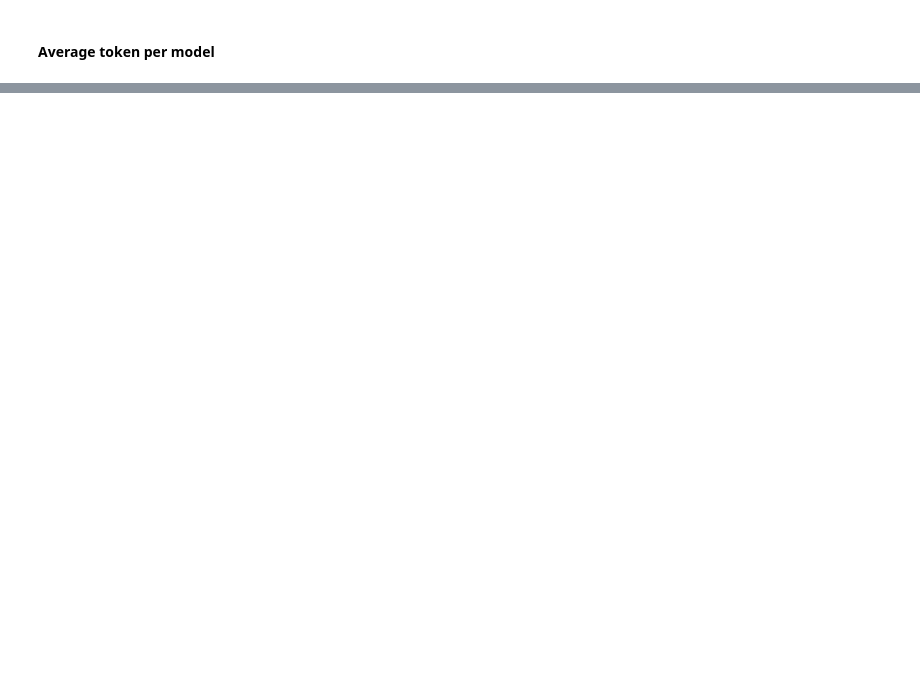
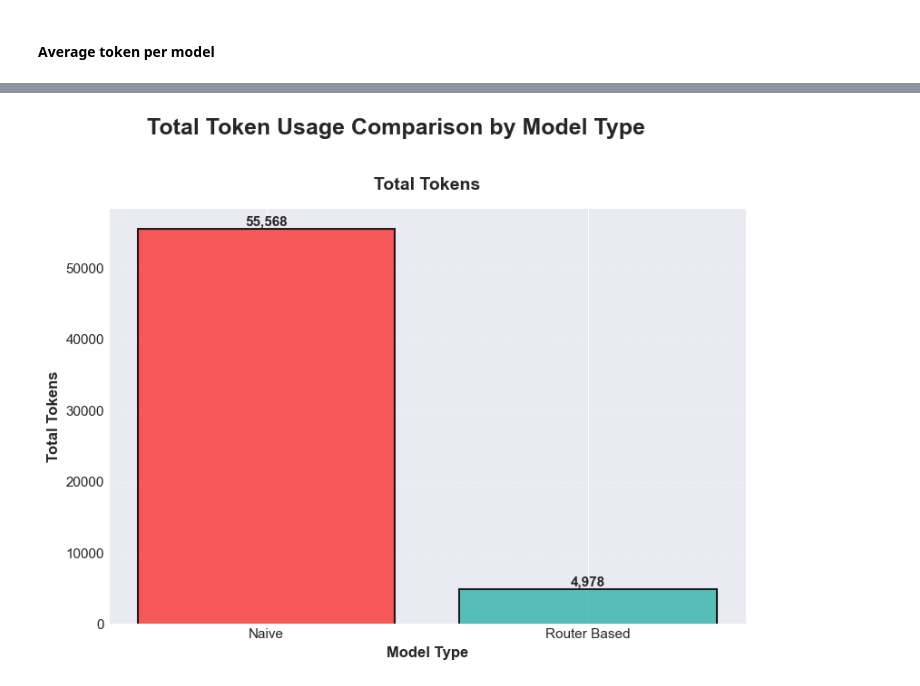
Before and after one commit to andreamurari/TesiMagistrale_NextQuerySuggestion, a Jupyter notebook: GeminiAPI_x_streamlit/token_usage_analysis.ipynb, the cells around one changed output, grey strips where cells are left out. Drawn from its saved outputs; the diff is of its cells as text; code cells hidden in the pictures; blank space fills up the shorter version.

```diff
--- a/GeminiAPI_x_streamlit/token_usage_analysis.ipynb
+++ b/GeminiAPI_x_streamlit/token_usage_analysis.ipynb
@@ -196,0 +163,43 @@ plt.show()
+# %%
+plt.style.use('seaborn-v0_8-darkgrid')
+
+fig, ax = plt.subplots(1, 1, figsize=(8, 6))
+fig.suptitle('Total Token Usage Comparison by Model Type', fontsize=18, fontweight='bold', y=1.02)
+
+bars = ax.bar(
+    model_token_usage_df['Model'],
+    model_token_usage_df['Total Tokens'],
+    color=[model_cmap[model] for model in model_token_usage_df['Model']],
+    edgecolor='black',
+    linewidth=1.5,
+    alpha=0.85
+)
+
+ax.set_title('Total Tokens', fontsize=14, fontweight='bold', pad=15)
+ax.set_ylabel('Total Tokens', fontsize=12, fontweight='bold')
+ax.set_xlabel('Model Type', fontsize=12, fontweight='bold')
+ax.grid(axis='y', alpha=0.3, linestyle='--')
+ax.set_axisbelow(True)
+ax.tick_params(axis='both', which='major', labelsize=11)
+
+for bar in bars:
+    height = bar.get_height()
+    ax.text(
+        bar.get_x() + bar.get_width() / 2.,
+        height,
+        f'{int(height):,}',
+        ha='center',
+        va='bottom',
+        fontsize=11,
+        fontweight='bold'
+    )
+
+ax.spines['top'].set_visible(False)
+ax.spines['right'].set_visible(False)
+ax.spines['left'].set_linewidth(1.5)
+ax.spines['bottom'].set_linewidth(1.5)
+
+plt.tight_layout()
+plt.show()
+# %% [output]
+[figure, added]
```
Also changed, not shown: parts of 9 cells of this notebook.
